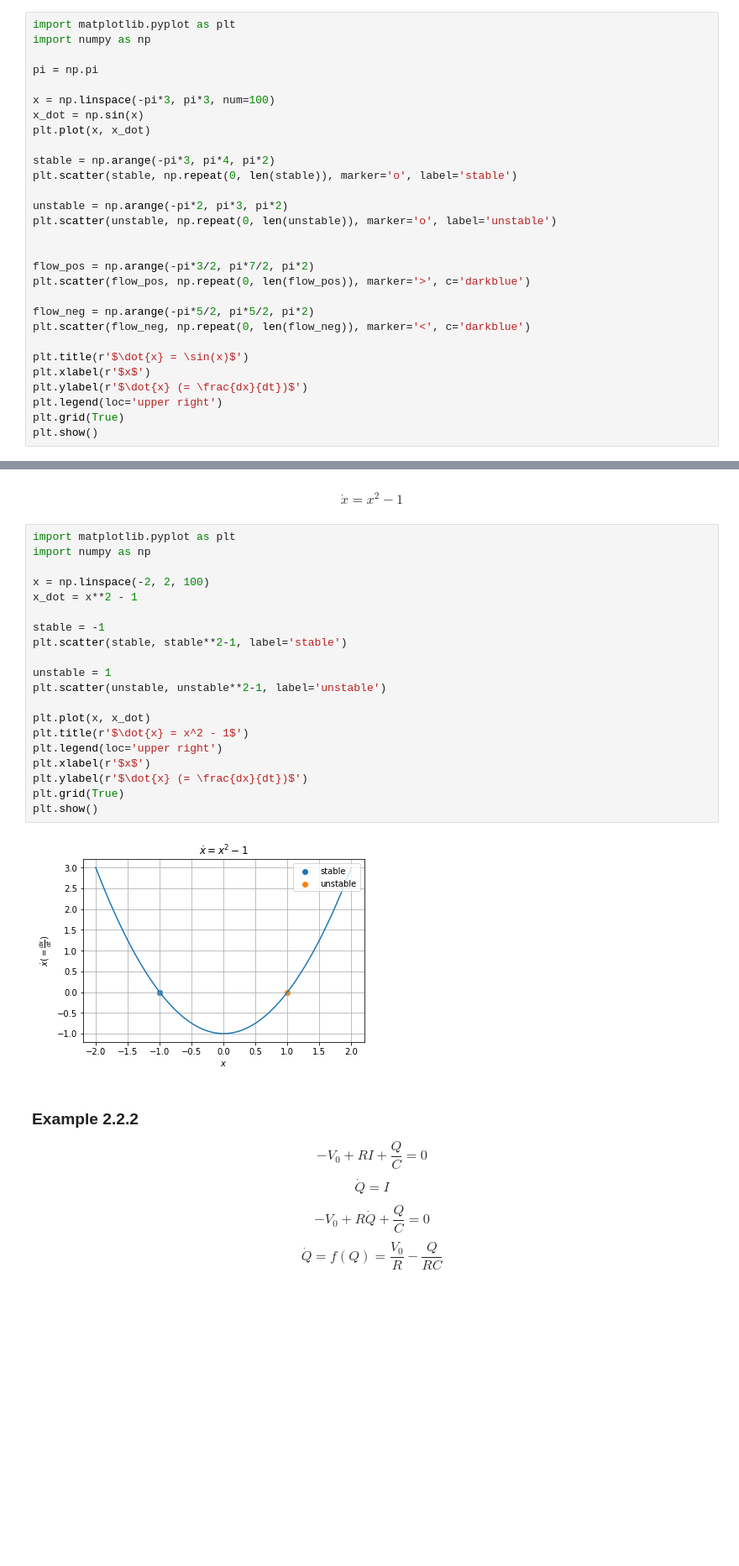
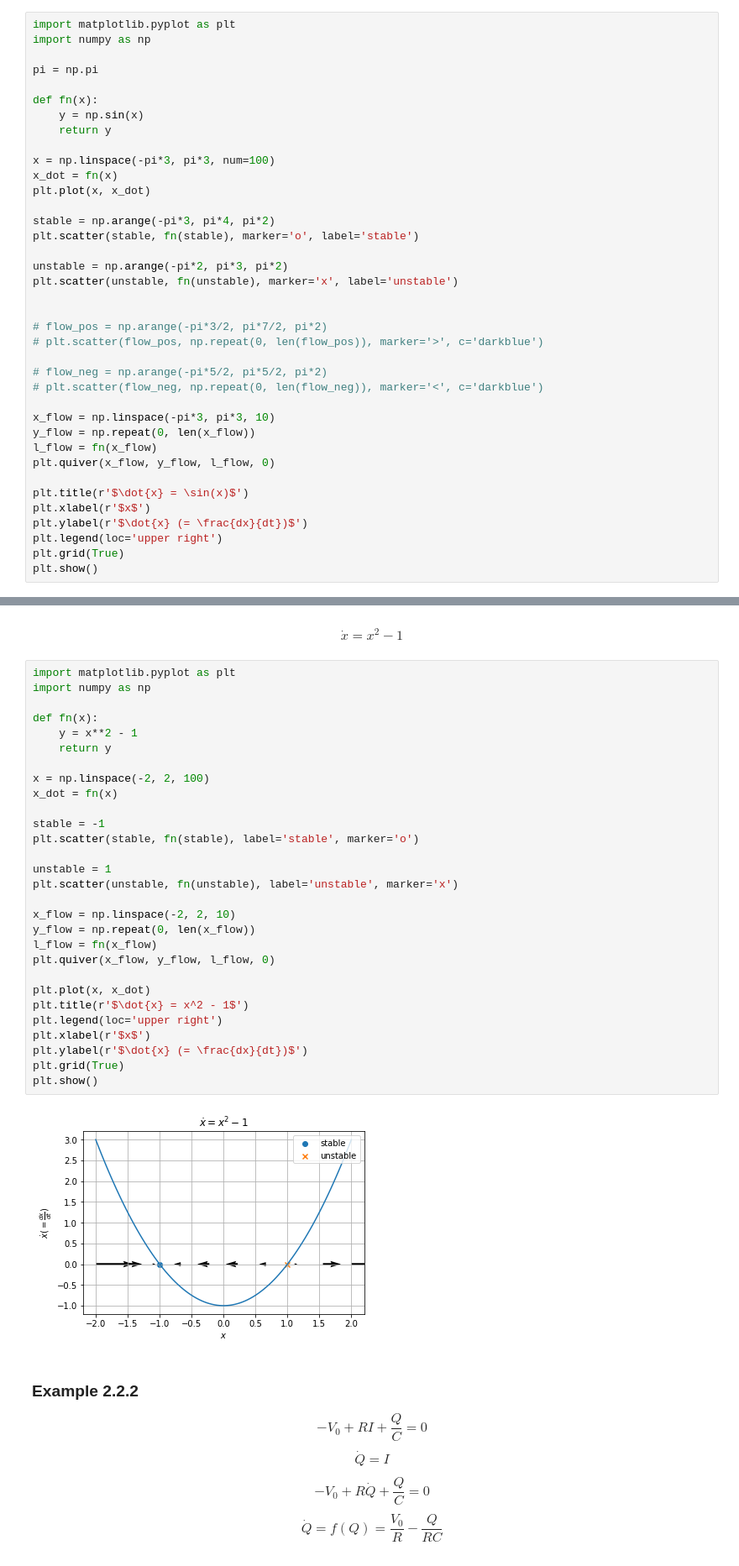
Before and after one commit to shumez/NLDC, a Jupyter notebook: c02/note.ipynb, the cells around one changed output, grey strips where cells are left out. Shown at 84% size. Saved outputs shown, nothing was run; the diff lists cells and outputs as text; blank space fills up the shorter version.

```diff
--- a/c02/note.ipynb
+++ b/c02/note.ipynb
@@ -47,22 +47,31 @@ import numpy as np
 
 pi = np.pi
 
+def fn(x):
+    y = np.sin(x)
+    return y
+
 x = np.linspace(-pi*3, pi*3, num=100)
-x_dot = np.sin(x)
+x_dot = fn(x)
 plt.plot(x, x_dot)
 
 stable = np.arange(-pi*3, pi*4, pi*2)
-plt.scatter(stable, np.repeat(0, len(stable)), marker='o', label='stable')
+plt.scatter(stable, fn(stable), marker='o', label='stable')
 
 unstable = np.arange(-pi*2, pi*3, pi*2)
-plt.scatter(unstable, np.repeat(0, len(unstable)), marker='o', label='unstable')
+plt.scatter(unstable, fn(unstable), marker='x', label='unstable')
 
 
-flow_pos = np.arange(-pi*3/2, pi*7/2, pi*2)
-plt.scatter(flow_pos, np.repeat(0, len(flow_pos)), marker='>', c='darkblue')
+# flow_pos = np.arange(-pi*3/2, pi*7/2, pi*2)
+# plt.scatter(flow_pos, np.repeat(0, len(flow_pos)), marker='>', c='darkblue')
 
-flow_neg = np.arange(-pi*5/2, pi*5/2, pi*2)
-plt.scatter(flow_neg, np.repeat(0, len(flow_neg)), marker='<', c='darkblue')
+# flow_neg = np.arange(-pi*5/2, pi*5/2, pi*2)
+# plt.scatter(flow_neg, np.repeat(0, len(flow_neg)), marker='<', c='darkblue')
+
+x_flow = np.linspace(-pi*3, pi*3, 10)
+y_flow = np.repeat(0, len(x_flow))
+l_flow = fn(x_flow)
+plt.quiver(x_flow, y_flow, l_flow, 0)
 
 plt.title(r'$\dot{x} = \sin(x)$')
 plt.xlabel(r'$x$')
@@ -88,25 +97,34 @@ $$\dot{x} = x^2 - 1$$
 # %%
 import matplotlib.pyplot as plt
 import numpy as np
 
+def fn(x):
+    y = x**2 - 1
+    return y
+
 x = np.linspace(-2, 2, 100)
-x_dot = x**2 - 1
+x_dot = fn(x)
 
 stable = -1
-plt.scatter(stable, stable**2-1, label='stable')
+plt.scatter(stable, fn(stable), label='stable', marker='o')
 
 unstable = 1
-plt.scatter(unstable, unstable**2-1, label='unstable')
+plt.scatter(unstable, fn(unstable), label='unstable', marker='x')
+
+x_flow = np.linspace(-2, 2, 10)
+y_flow = np.repeat(0, len(x_flow))
+l_flow = fn(x_flow)
+plt.quiver(x_flow, y_flow, l_flow, 0)
 
 plt.plot(x, x_dot)
 plt.title(r'$\dot{x} = x^2 - 1$')
 plt.legend(loc='upper right')
 plt.xlabel(r'$x$')
 plt.ylabel(r'$\dot{x} (= \frac{dx}{dt})$')
 plt.grid(True)
 plt.show()
 # %% [output]
-[figure, old version]
+[figure, new version]
 # %% [markdown]
 ### Example 2.2.2
 
```
Also changed, not shown: parts of 3 cells of this notebook.
